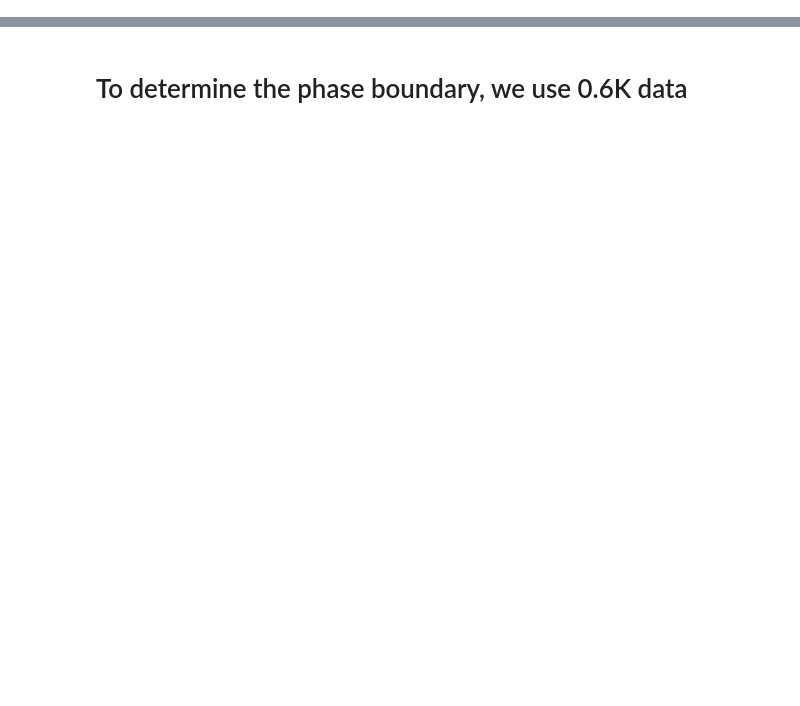
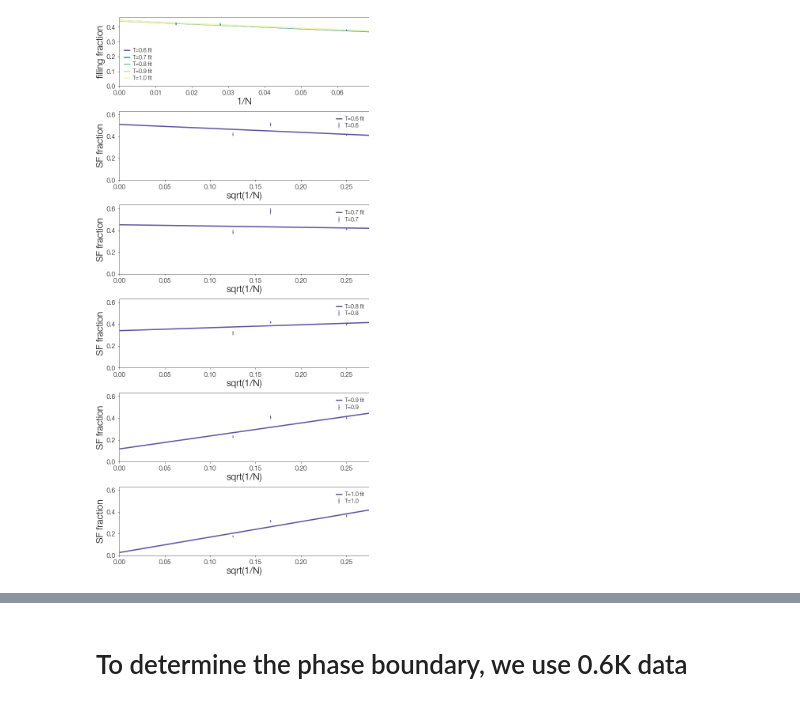
Before and after one commit to DelMaestroGroup/papers-code-Superfluid4HeStrainGraphene, a Jupyter notebook: src/AdsorptionPhaseAnalyzer.ipynb, the cells around one changed output, grey strips where cells are left out. Saved outputs shown, nothing was run; the diff lists cells and outputs as text; code cells hidden in the pictures; blank space fills up the shorter version.

```diff
--- a/src/AdsorptionPhaseAnalyzer.ipynb
+++ b/src/AdsorptionPhaseAnalyzer.ipynb
@@ -29,3 +47,27 @@ dfdict = ptools.datadic(dbase)
+# %%
+### plot style
+plot_style = {'notebook':'../include/notebook.mplstyle','sans':'../include/sans_NC.mplstyle'}
+plt.style.reload_library()
+plt.style.use(plot_style['sans'])
+figsize = plt.rcParams['figure.figsize']
+
+colors = plt.rcParams['axes.prop_cycle'].by_key()['color']
+
+# setup a possible custom font path
+from matplotlib import font_manager
+def what_font_path (filename):
+    for p in font_manager.findSystemFonts(fontpaths=None, fontext="ttf"):
+        if p.find(filename) != -1:
+            return p
+
+font_path,bold_font_path = '.','.'
+if 'LOCAL_FONT_PATH' in os.environ:
+    font_path = os.environ['LOCAL_FONT_PATH'] + os.path.sep + 'HelveticaNeue/HelveticaNeue-Light-08.ttf'
+    bold_font_path = os.environ['LOCAL_FONT_PATH'] + os.path.sep + 'HelveticaNeue/HelveticaNeue-Bold-02.ttf'
+else:
+    # local path (custom)
+    font_path = what_font_path('HelveticaNeue-Light-08')
+    bold_font_path = what_font_path('HelveticaNeue-Bold-02')
 # %%
 # sorting for key
 def keysorting(k):
@@ -70,9 +123,20 @@ for k in keylst:
+# %%
+def name_change(key):
+    case_name = key.split(',')
+    return str(round(float(case_name[0])*100))+str(int(case_name[1][:-2]))
 # %%
-# If you want to plot data extrapolating, use below
-# case_key = '0.05,-101.0'
-# case_out[case_key] = ptools.esti_array_multi(dfdict[case_key])
-# case_nmean[case_key], case_nerr[case_key] = ptools.plot_frac(case_out[case_key])
-# case_alist[case_key], case_aerrlist[case_key]  = ptools.plot_superfrac(case_out[case_key])
+# If you want to plot data, use below
+plt.style.reload_library()
+dgutils.fonts.set_custom_font(font_path)
+case_key = '0.12,-96.0'
+_target = dfdict[case_key]
+plot_target = _target[_target['T']>0.5]
+case_name = name_change(case_key)
+case_out[case_key] = ptools.esti_array_multi(plot_target)
+nplot = ptools.plot_only(case_out[case_key])
+nplot.savefig('../figures/'+case_name)
+# %% [output]
+[figure, added]
 # %%
 # use following functions to SF vs temperature plot of set of keys
 def features_T(row):
```
Also changed, not shown: parts of 14 cells of this notebook, 3 other files.
